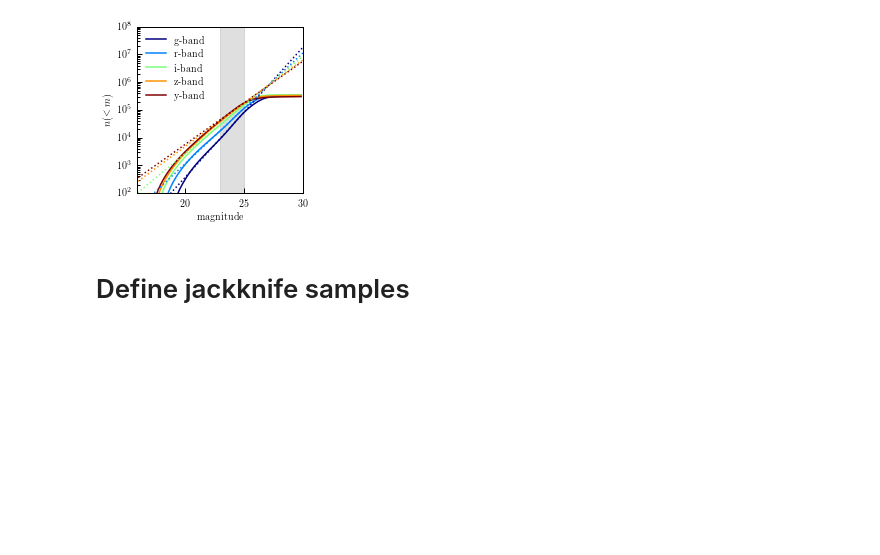
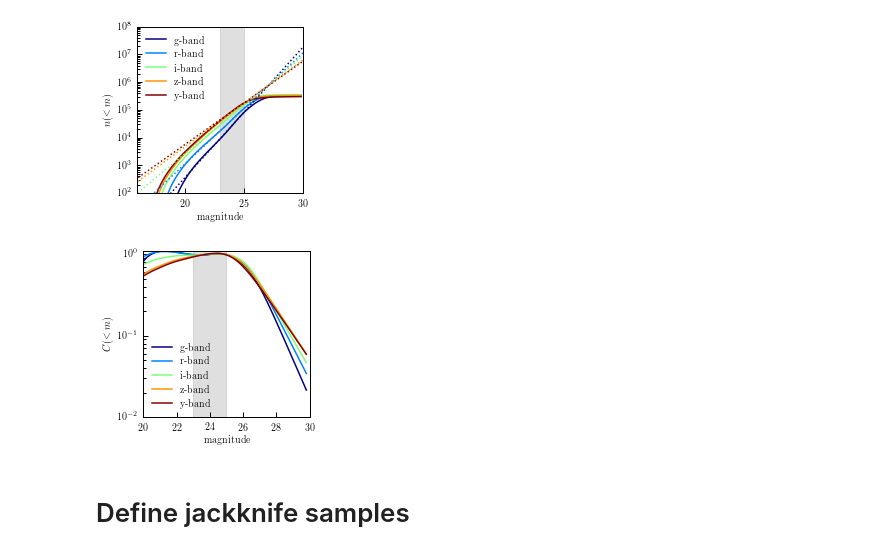
Before and after one commit to LSSTDESC/descqa, a Jupyter notebook: descqagen/app_mag_func_test/notebooks/HSC_app_mag_func.ipynb, the cells around one changed output. Cells and saved outputs as stored; diff of their text form; code cells hidden in the pictures; blank space fills up the shorter version.

```diff
--- a/descqagen/app_mag_func_test/notebooks/HSC_app_mag_func.ipynb
+++ b/descqagen/app_mag_func_test/notebooks/HSC_app_mag_func.ipynb
@@ -405,6 +423,33 @@ plt.show()
 fig.savefig('/Users/duncan/Desktop/hsc_app_mag_func.pdf',dpi=250)
 # %% [output]
 [figure]
+# %%
+# plot implied completeness
+
+c_g = (n_sample_g)/(power_law(m_bins, *popt_g))
+c_r = (n_sample_r)/(power_law(m_bins, *popt_r))
+c_i = (n_sample_i)/(power_law(m_bins, *popt_i))
+c_z = (n_sample_z)/(power_law(m_bins, *popt_z))
+c_y = (n_sample_y)/(power_law(m_bins, *popt_y))
+
+fig = plt.figure(figsize=(3.3,3.3))
+fig.subplots_adjust(left=0.2, right=0.9, bottom=0.2, top=0.9)
+plt.fill_between([23,25],[0,0],[2,2],color='grey', alpha=0.25)
+p1, = plt.plot(m_bins, c_g, color=colors[0])
+p2, = plt.plot(m_bins, c_r, color=colors[1])
+p3, = plt.plot(m_bins, c_i, color=colors[2])
+p4, = plt.plot(m_bins, c_z, color=colors[3])
+p5, = plt.plot(m_bins, c_y, color=colors[4])
+plt.xlim([20,30])
+plt.ylim([0.01,1.1])
+plt.yscale('log')
+plt.xlabel('magnitude')
+plt.ylabel(r'$C(<m)$')
+plt.legend([p1, p2, p3, p4, p5],['g-band','r-band','i-band','z-band','y-band'], frameon=False,
+           fontsize=10, numpoints=1, loc='lower left')
+plt.show()
+# %% [output]
+[figure, added]
 # %% [markdown]
 # Define jackknife samples
 # %%
```
Also changed, not shown: parts of 9 cells of this notebook, 8 other files.
